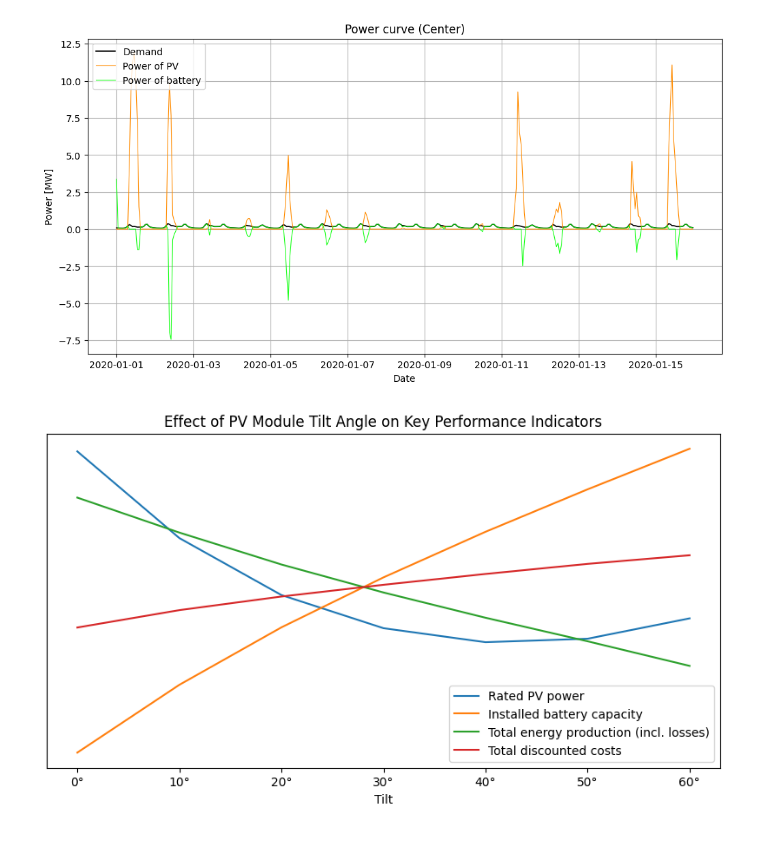
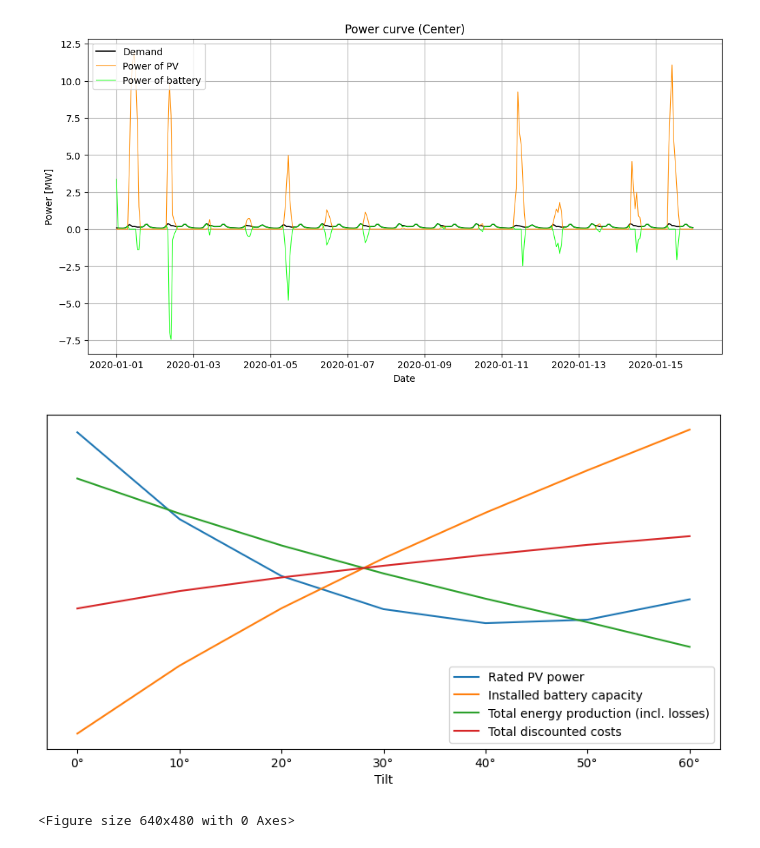
Before and after one commit to Lakim17/SERTS, a Jupyter notebook: pv_batt_opt.ipynb, the cells around one changed output. Cells and saved outputs as stored; diff of their text form; code cells hidden in the pictures.

Commit message:
analysis on tilt added

```diff
--- a/pv_batt_opt.ipynb
+++ b/pv_batt_opt.ipynb
@@ -601,26 +601,29 @@ plt.show()
 # %%
 # -- visualization of the result overview for different tilt angles
 if list(df_results_overview.columns) == list_str_tilt:
     y_pv = df_results_overview.loc["Rated power PV [MW]", :] / df_results_overview.loc["Rated power PV [MW]", :].mean()
     y_bat = df_results_overview.loc["Capacity battery [MWh]", :] / df_results_overview.loc["Capacity battery [MWh]", :].mean()
     y_energy = (
         (df_results_overview.loc["Total demand [GWh]", :] + df_results_overview.loc["Total unused energy (loss) [GWh]", :])
         / (df_results_overview.loc["Total demand [GWh]", :] + df_results_overview.loc["Total unused energy (loss) [GWh]", :]).mean()
     )
     y_cost = df_results_overview.loc["Total discounted costs [Million €]", :] / df_results_overview.loc["Total discounted costs [Million €]", :].mean()
 
     plt.figure(figsize=(10,5))
 
     plt.plot(y_pv, label="Rated PV power")
     plt.plot(y_bat, label="Installed battery capacity")
     plt.plot(y_energy, label="Total energy production (incl. losses)")
     plt.plot(y_cost, label="Total discounted costs")
 
     plt.xlabel("Tilt")
-    plt.title("Effect of PV Module Tilt Angle on Key Performance Indicators")
+    # plt.title("Effect of PV Module Tilt Angle on Key Performance Indicators")
     plt.yticks([])
 
     plt.legend()
     plt.show()
+
+    plt.savefig("z_figures/Effect_of_PV_Module_Tilt_Angle_on_Key_Performance_Indicators.png")
 # %% [output]
-[figure, old version]
+[figure, new version]
+<Figure size 640x480 with 0 Axes>
```
Also changed, not shown: parts of 1 cell of this notebook.
